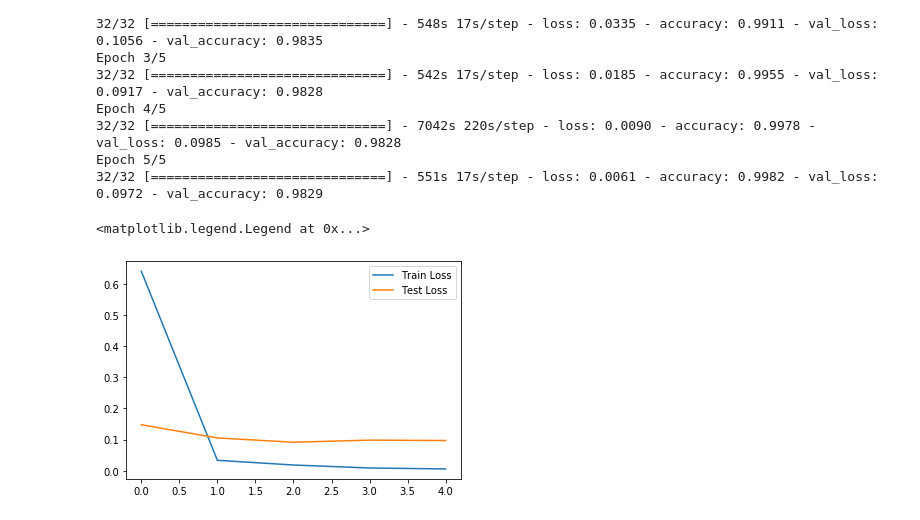
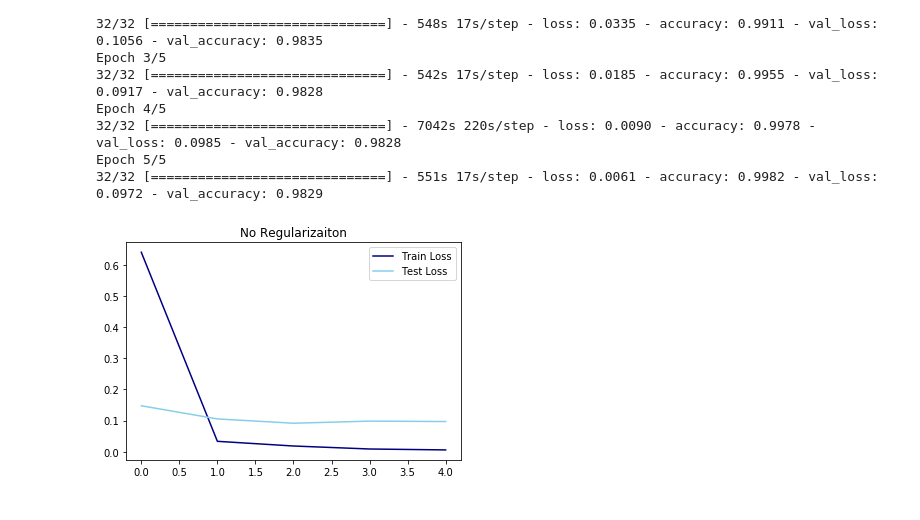
Before and after one commit to raffysantayana/slp-predicting-techs-rnn, a Jupyter notebook: code/RNN.ipynb, the cells around one changed output. Cells and saved outputs as stored; diff of their text form; code cells hidden in the pictures.

Commit message:
RNN with Regularization

```diff
--- a/code/RNN.ipynb
+++ b/code/RNN.ipynb
@@ -203,9 +237,9 @@ Epoch 4/5
 Epoch 5/5
 32/32 [==============================] - 551s 17s/step - loss: 0.0061 - accuracy: 0.9982 - val_loss: 0.0972 - val_accuracy: 0.9829
 # %%
-plt.plot(hist.history['loss'], label = 'Train Loss')
-plt.plot(hist.history['val_loss'], label = 'Test Loss')
-plt.legend()
+plt.title('No Regularization');
+plt.plot(hist.history['loss'], label = 'Train Loss', color = 'navy');
+plt.plot(hist.history['val_loss'], label = 'Test Loss', color = 'skyblue');
+plt.legend();
 # %% [output]
-<matplotlib.legend.Legend at 0x...>
-[figure, old version]
+[figure, new version]
```
Also changed, not shown: parts of 13 cells of this notebook, 4 other files.
